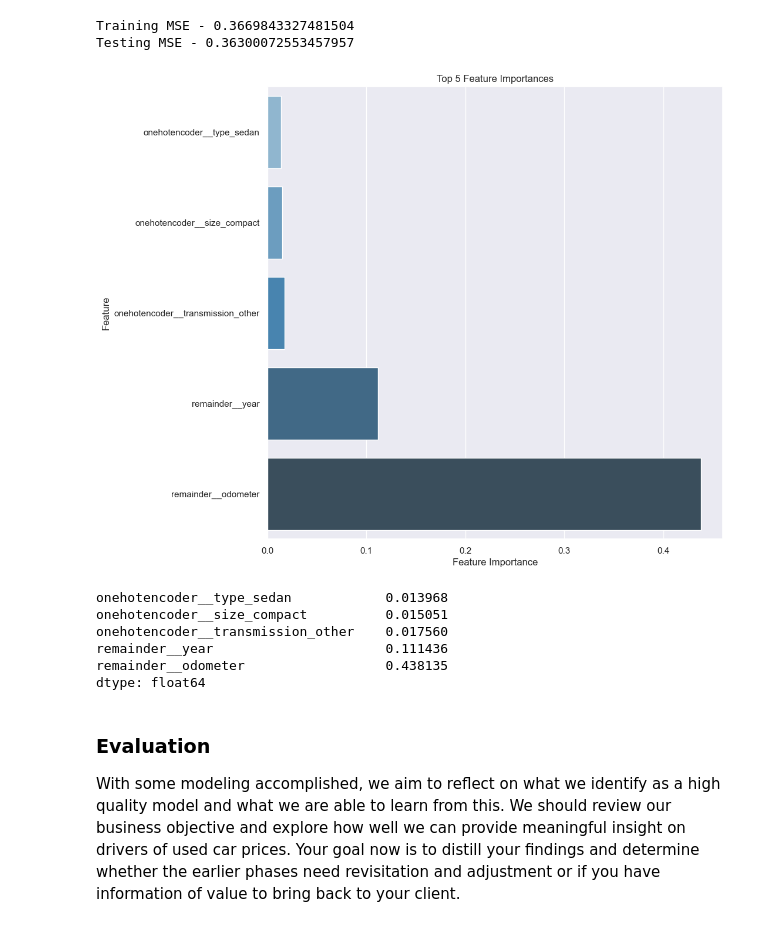
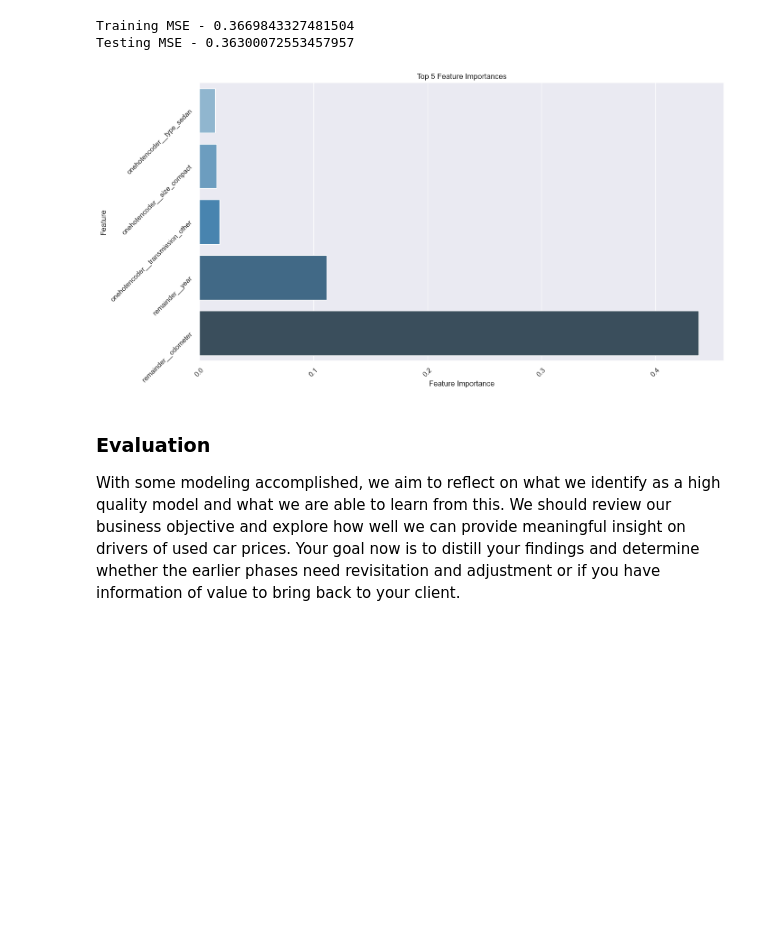
Before and after one commit to maskbit/usedcar-pricing, a Jupyter notebook: prompt_II.ipynb, the cells around one changed output. Cells and saved outputs as stored; diff of their text form; code cells hidden in the pictures; blank space fills up the shorter version.

Commit message:
Updated notebook and feature importance

```diff
--- a/prompt_II.ipynb
+++ b/prompt_II.ipynb
@@ -477,26 +477,21 @@ Testing MSE - 0.36300072553457957
 # %%
 # Plot feature importances from Decision Tree Regressor
 
 feature_importances = pd.Series(dtr_grid.best_estimator_.named_steps.dtr.feature_importances_, index=dtr_grid.best_estimator_.named_steps.transformer.get_feature_names_out())
 top_n = 5
+
 sorted_feature_importances = feature_importances.sort_values()[-top_n:]
-plt.figure(figsize=(10,10))
+plt.figure(figsize=(15,8))
 sns.barplot(x=sorted_feature_importances.values, y=sorted_feature_importances.index, orient="h", palette="Blues_d")
 plt.title("Top {} Feature Importances".format(top_n))
 plt.xlabel("Feature Importance")
 plt.ylabel("Feature")
+plt.xticks(rotation=45)
+plt.yticks(rotation=45)
+plt.savefig("images/featureImportance.png", bbox_inches='tight')
 plt.show()
 # %% [output]
-[figure, old version]
+[figure, new version]
-# %%
-print (sorted_feature_importances)
-# %% [output]
-onehotencoder__type_sedan            0.013968
-onehotencoder__size_compact          0.015051
-onehotencoder__transmission_other    0.017560
-remainder__year                      0.111436
-remainder__odometer                  0.438135
-dtype: float64
 # %% [markdown]
 ### Evaluation
 
```
Also changed, not shown: 1 other file.
